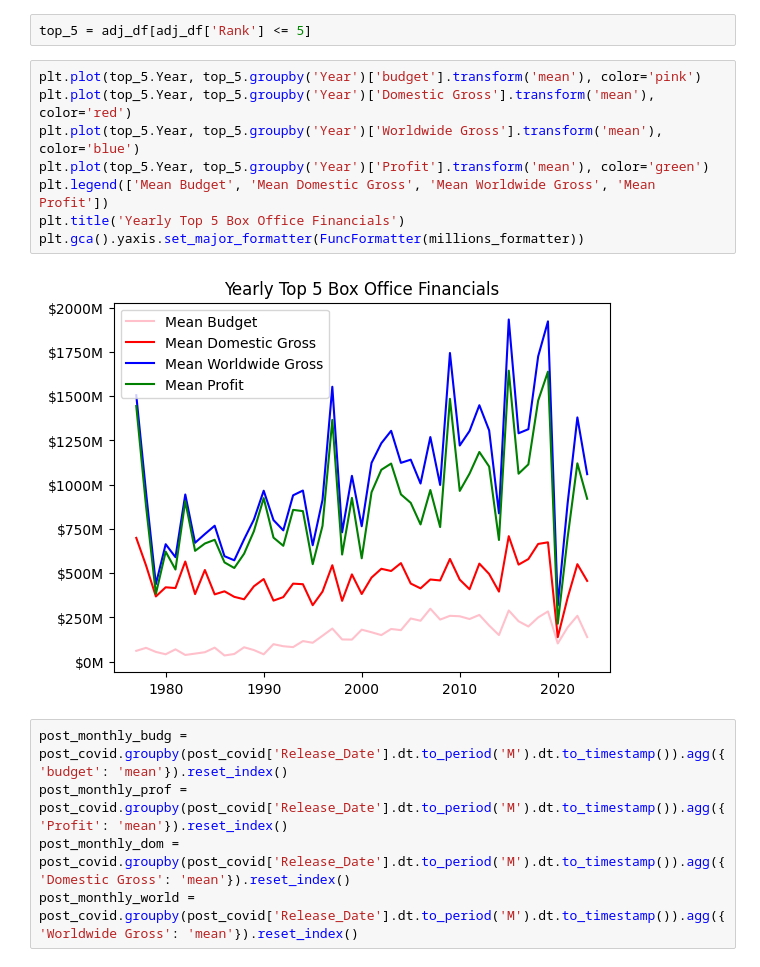
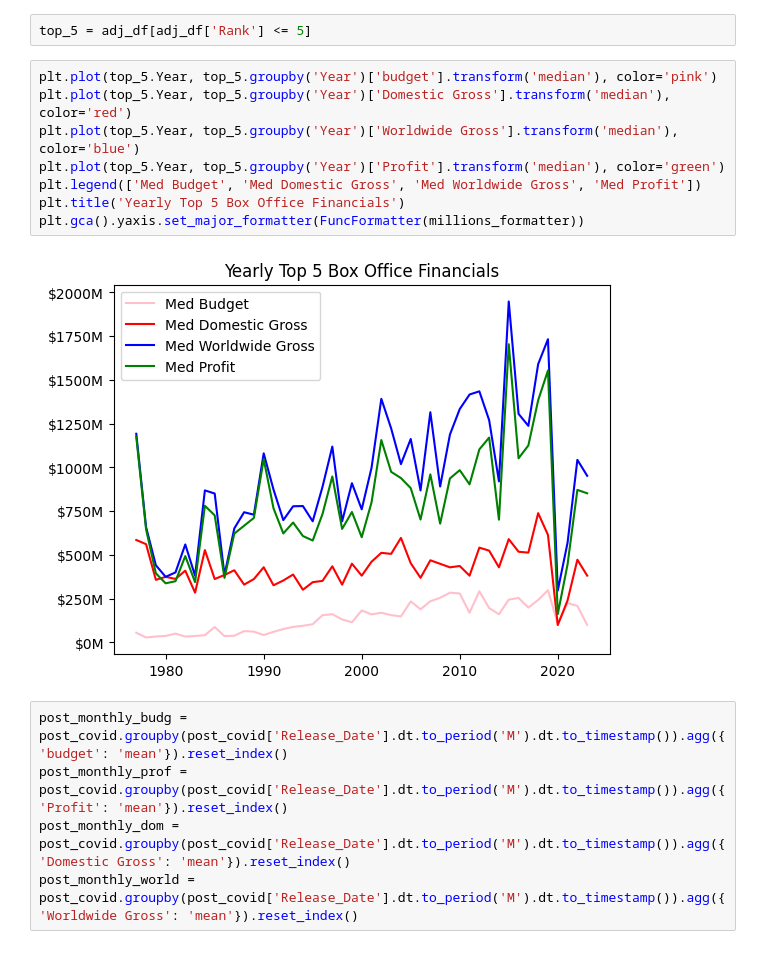
Before and after one commit to hoda-ayad/movie-universe, a Jupyter notebook: movie_budget_extract.ipynb, the cells around one changed output. Saved outputs shown, nothing was run; the diff lists cells and outputs as text.

```diff
--- a/movie_budget_extract.ipynb
+++ b/movie_budget_extract.ipynb
@@ -446,15 +450,15 @@ plt.legend(['Med Budget', 'Med Domestic Gross', 'Med Worldwide Gross', 'Med Prof
 # %%
 top_5 = adj_df[adj_df['Rank'] <= 5]
 # %%
-plt.plot(top_5.Year, top_5.groupby('Year')['budget'].transform('mean'), color='pink')
-plt.plot(top_5.Year, top_5.groupby('Year')['Domestic Gross'].transform('mean'), color='red')
-plt.plot(top_5.Year, top_5.groupby('Year')['Worldwide Gross'].transform('mean'), color='blue')
-plt.plot(top_5.Year, top_5.groupby('Year')['Profit'].transform('mean'), color='green')
-plt.legend(['Mean Budget', 'Mean Domestic Gross', 'Mean Worldwide Gross', 'Mean Profit'])
+plt.plot(top_5.Year, top_5.groupby('Year')['budget'].transform('median'), color='pink')
+plt.plot(top_5.Year, top_5.groupby('Year')['Domestic Gross'].transform('median'), color='red')
+plt.plot(top_5.Year, top_5.groupby('Year')['Worldwide Gross'].transform('median'), color='blue')
+plt.plot(top_5.Year, top_5.groupby('Year')['Profit'].transform('median'), color='green')
+plt.legend(['Med Budget', 'Med Domestic Gross', 'Med Worldwide Gross', 'Med Profit'])
 plt.title('Yearly Top 5 Box Office Financials')
 plt.gca().yaxis.set_major_formatter(FuncFormatter(millions_formatter))
 # %% [output]
-[figure, old version]
+[figure, new version]
 # %%
 post_monthly_budg = post_covid.groupby(post_covid['Release_Date'].dt.to_period('M').dt.to_timestamp()).agg({'budget': 'mean'}).reset_index()
 post_monthly_prof = post_covid.groupby(post_covid['Release_Date'].dt.to_period('M').dt.to_timestamp()).agg({'Profit': 'mean'}).reset_index()
```
Also changed, not shown: parts of 27 cells of this notebook, 3 other files.
